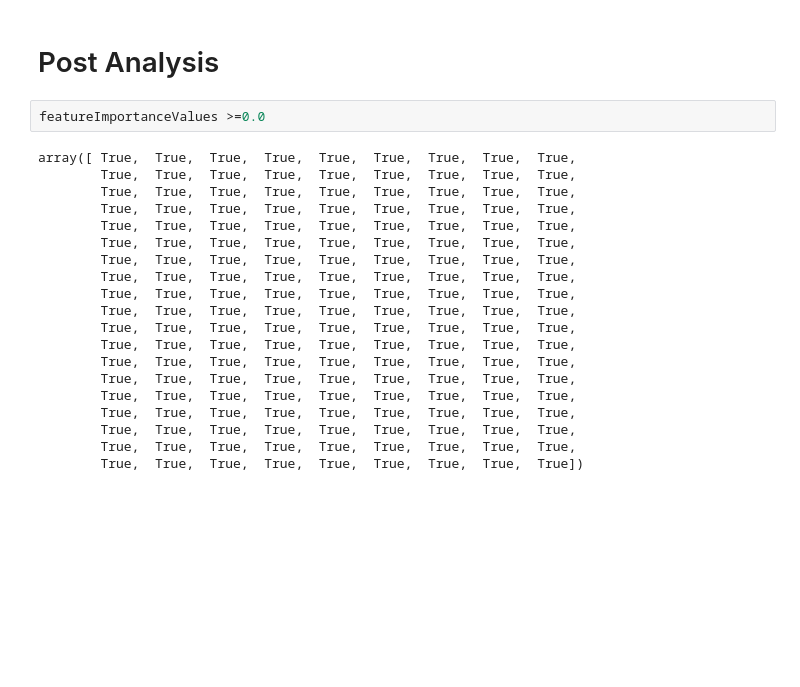
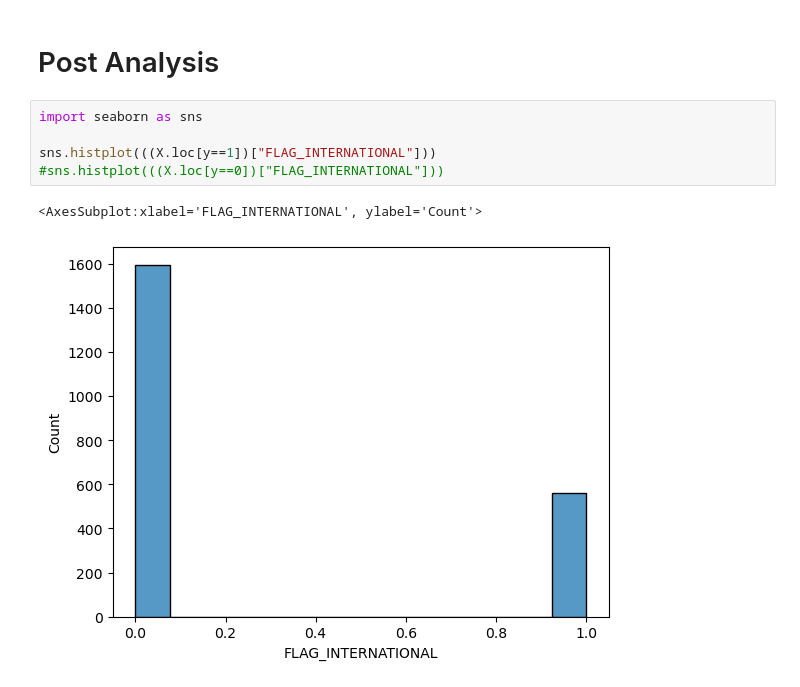
Before and after one commit to m9ko/scotiadatacomp, a Jupyter notebook: sb_analysis_final-mk.ipynb, the cells around one changed output. Saved outputs shown, nothing was run; the diff lists cells and outputs as text; blank space fills up the shorter version.

```diff
--- a/sb_analysis_final-mk.ipynb
+++ b/sb_analysis_final-mk.ipynb
@@ -492,25 +533,11 @@ Recall: 0.5731
 [figure]
 # %% [markdown]
 # Post Analysis
-# %%
-featureImportanceValues >=0.0
-# %% [output]
-array([ True,  True,  True,  True,  True,  True,  True,  True,  True,
-        True,  True,  True,  True,  True,  True,  True,  True,  True,
-        True,  True,  True,  True,  True,  True,  True,  True,  True,
-        True,  True,  True,  True,  True,  True,  True,  True,  True,
-        True,  True,  True,  True,  True,  True,  True,  True,  True,
-        True,  True,  True,  True,  True,  True,  True,  True,  True,
-        True,  True,  True,  True,  True,  True,  True,  True,  True,
-        True,  True,  True,  True,  True,  True,  True,  True,  True,
-        True,  True,  True,  True,  True,  True,  True,  True,  True,
-        True,  True,  True,  True,  True,  True,  True,  True,  True,
-        True,  True,  True,  True,  True,  True,  True,  True,  True,
-        True,  True,  True,  True,  True,  True,  True,  True,  True,
-        True,  True,  True,  True,  True,  True,  True,  True,  True,
-        True,  True,  True,  True,  True,  True,  True,  True,  True,
-        True,  True,  True,  True,  True,  True,  True,  True,  True,
-        True,  True,  True,  True,  True,  True,  True,  True,  True,
-        True,  True,  True,  True,  True,  True,  True,  True,  True,
-        True,  True,  True,  True,  True,  True,  True,  True,  True,
-        True,  True,  True,  True,  True,  True,  True,  True,  True])
+# %%
+import seaborn as sns
+
+sns.histplot(((X.loc[y==1])["FLAG_INTERNATIONAL"]))
+#sns.histplot(((X.loc[y==0])["FLAG_INTERNATIONAL"]))
+# %% [output]
+<AxesSubplot:xlabel='FLAG_INTERNATIONAL', ylabel='Count'>
+[figure, added]
```
Also changed, not shown: parts of 26 cells of this notebook.
